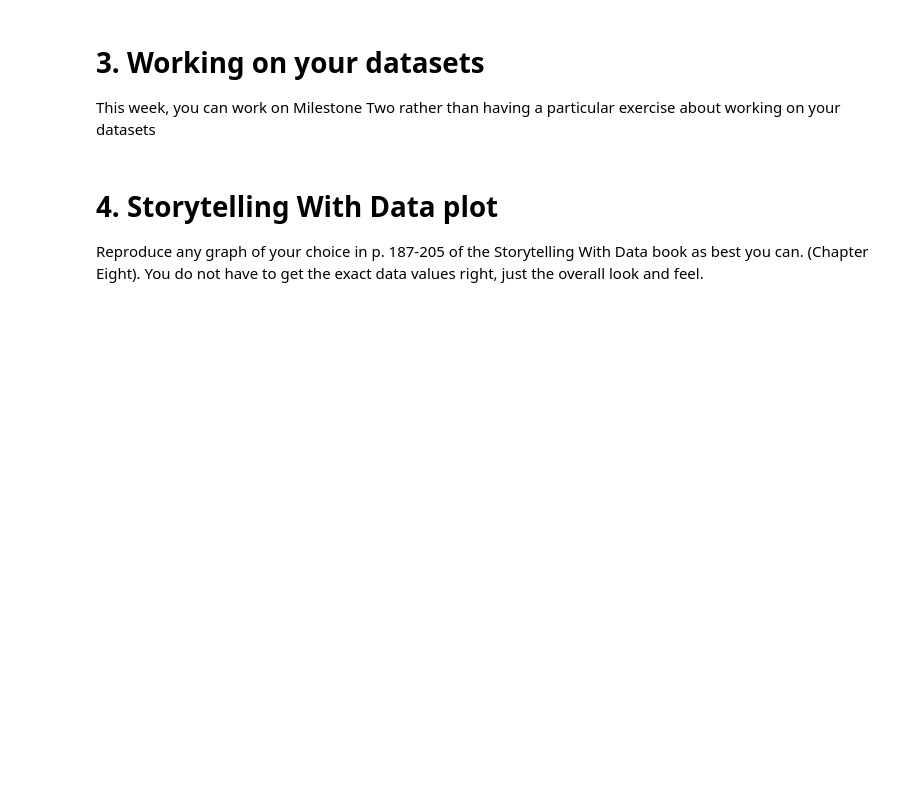
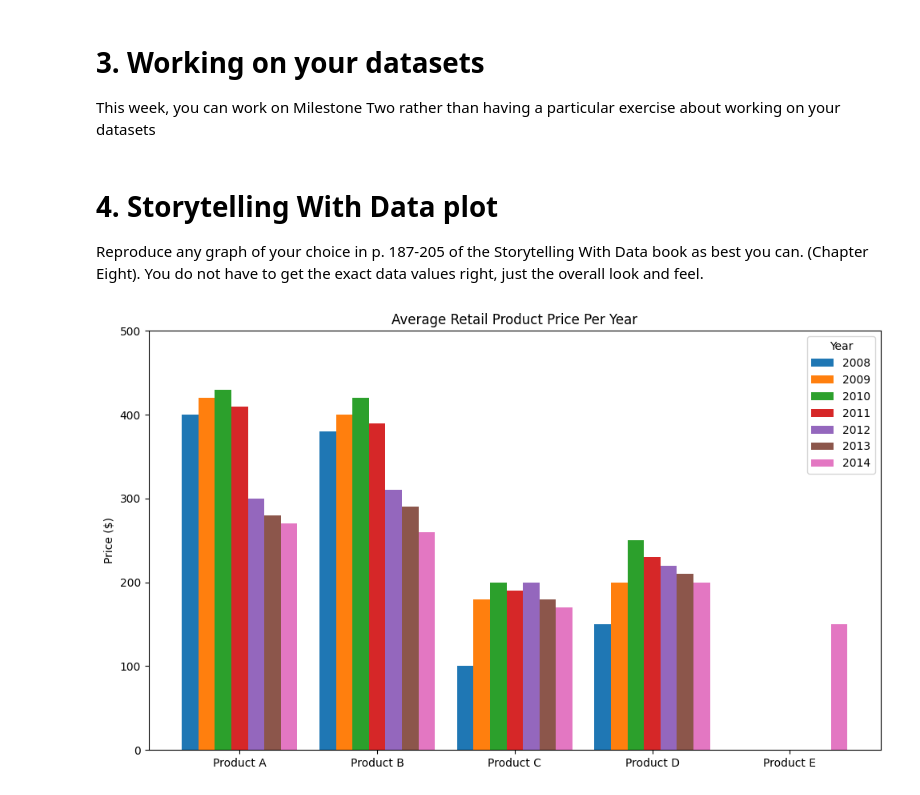
Before and after one commit to Rocking-Priya/2025-spring-B2, a Jupyter notebook: Week12.ipynb, the cells around one changed output. Drawn from its saved outputs; the diff is of its cells as text; code cells hidden in the pictures; blank space fills up the shorter version.

```diff
--- a/Week12.ipynb
+++ b/Week12.ipynb
@@ -52,3 +52,41 @@ This week, you can work on Milestone Two rather than having a particular exercis
 # 4. Storytelling With Data plot
 
 Reproduce any graph of your choice in p. 187-205 of the Storytelling With Data book as best you can. (Chapter Eight). You do not have to get the exact data values right, just the overall look and feel.
+# %%
+
+data = {
+    'Product A': [400, 420, 430, 410, 300, 280, 270],
+    'Product B': [380, 400, 420, 390, 310, 290, 260],
+    'Product C': [100, 180, 200, 190, 200, 180, 170],
+    'Product D': [150, 200, 250, 230, 220, 210, 200],
+    'Product E': [0, 0, 0, 0, 0, 0, 150],
+}
+
+years = [2008, 2009, 2010, 2011, 2012, 2013, 2014]
+
+# Convert to DataFrame
+df = pd.DataFrame(data, index=years)
+
+# Plotting
+products = df.columns
+x = np.arange(len(products))  # Label locations
+width = 0.12  # Bar width
+
+fig, ax = plt.subplots(figsize=(10, 6))
+
+# Plot each year's bar with offset
+for i, year in enumerate(df.index):
+    ax.bar(x + i * width, df.loc[year], width, label=str(year))
+
+# Labeling
+ax.set_ylabel('Price ($)')
+ax.set_title('Average Retail Product Price Per Year')
+ax.set_xticks(x + width * (len(years) - 1) / 2)
+ax.set_xticklabels(products)
+ax.legend(title="Year")
+ax.set_ylim(0, 500)
+
+plt.tight_layout()
+plt.show()
+# %% [output]
+[figure, added]
```
